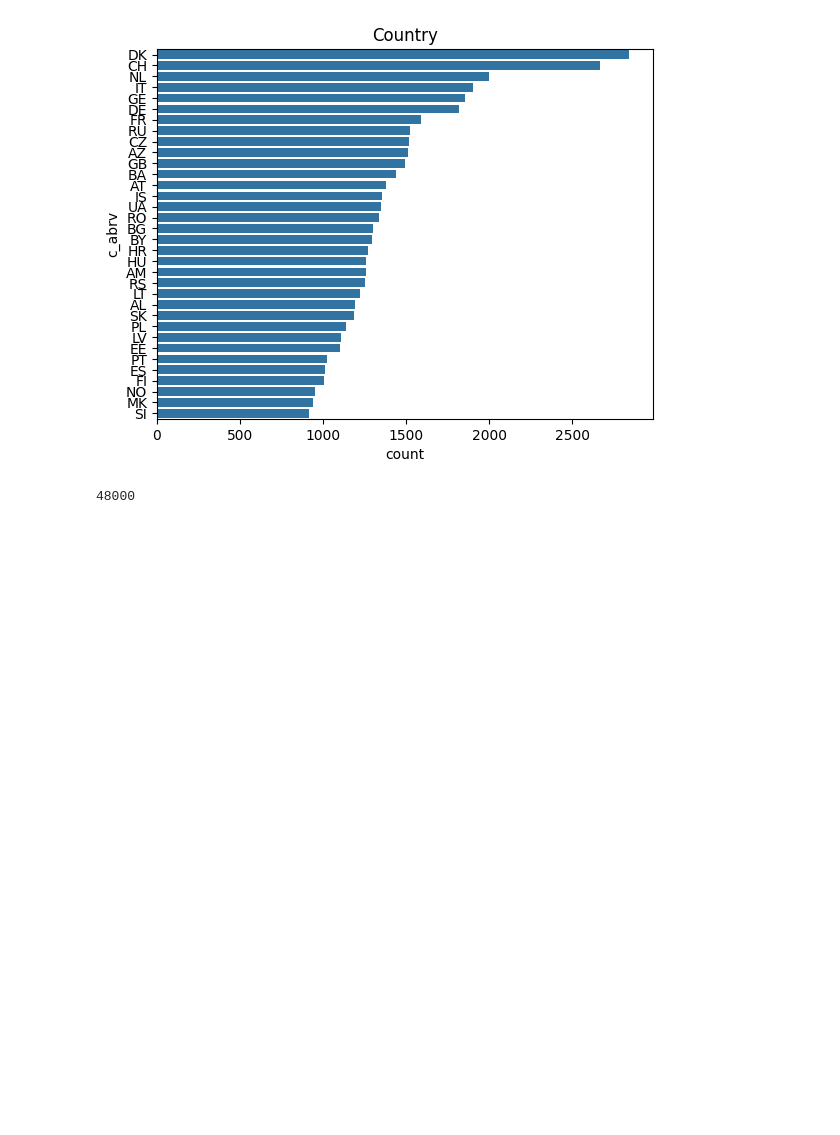
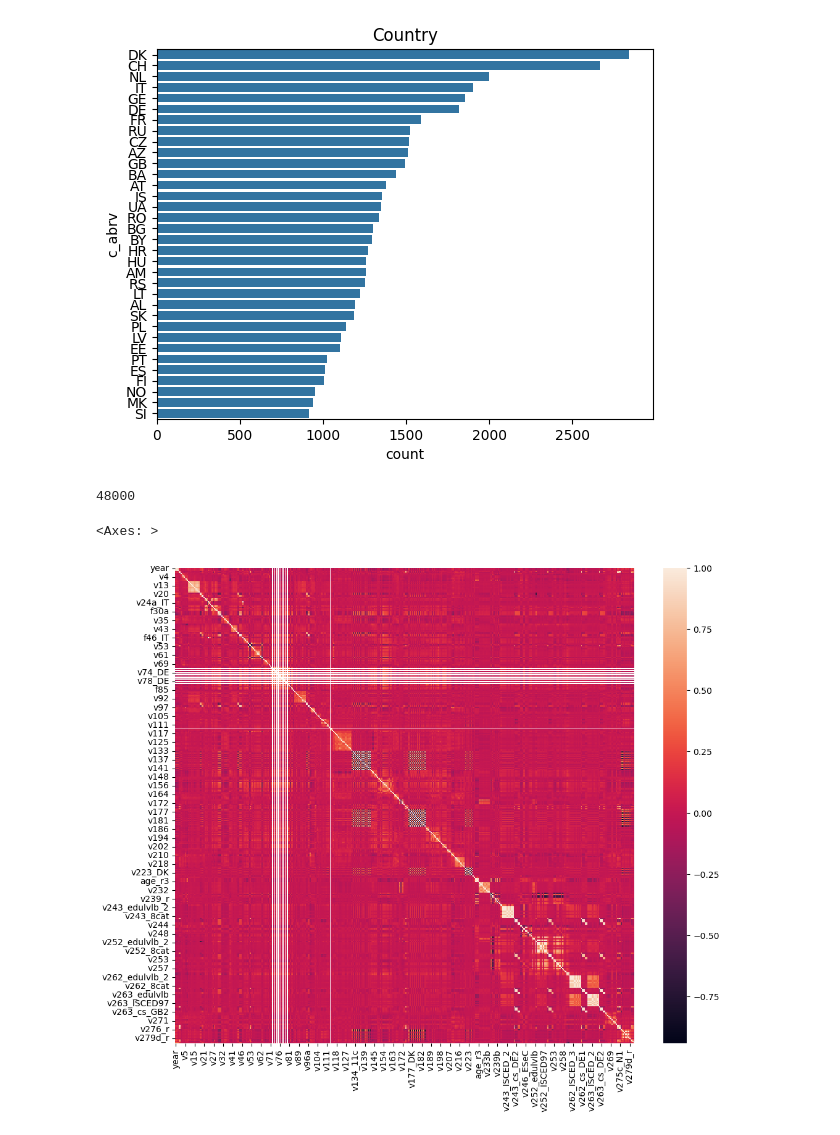
Before and after one commit to ezafar/STAT441_FinalProject, a Jupyter notebook: eda/eda.ipynb, the cells around one changed output. Cells and saved outputs as stored; diff of their text form; code cells hidden in the pictures; blank space fills up the shorter version.

```diff
--- a/eda/eda.ipynb
+++ b/eda/eda.ipynb
@@ -88,3 +88,17 @@ dtype: int64
 Total: 10 missing values
 # %% [markdown]
 !! We might have to replace/impute these?
+# %%
+# Convert categorical columns to integers
+categoricals = X_train.select_dtypes(include='object').columns
+for col in categoricals:
+    X_train[col] = X_train[col].astype('category').cat.codes
+# %%
+# Feature Correlation
+correlated_features = set()
+correlation_matrix = X_train.corr()
+for i in range(len(correlation_matrix.columns)):
+    for j in range(i):
+        if abs(correlation_matrix.iloc[i, j]) > 0.99:
+            colname = correlation_matrix.columns[i]
+            correlated_features.add(colname)
@@ -101,3 +135,10 @@ plt.show()
 X_test = pd.read_csv('../data/y_train.csv', index_col=0)
 # %% [output]
 48000
+# %%
+# Plot correlation matrix
+plt.figure(figsize=(12, 10))
+sns.heatmap(correlation_matrix)
+# %% [output]
+<Axes: >
+[figure, added]
```
Also changed, not shown: parts of 1 cell of this notebook, 3 other files.
